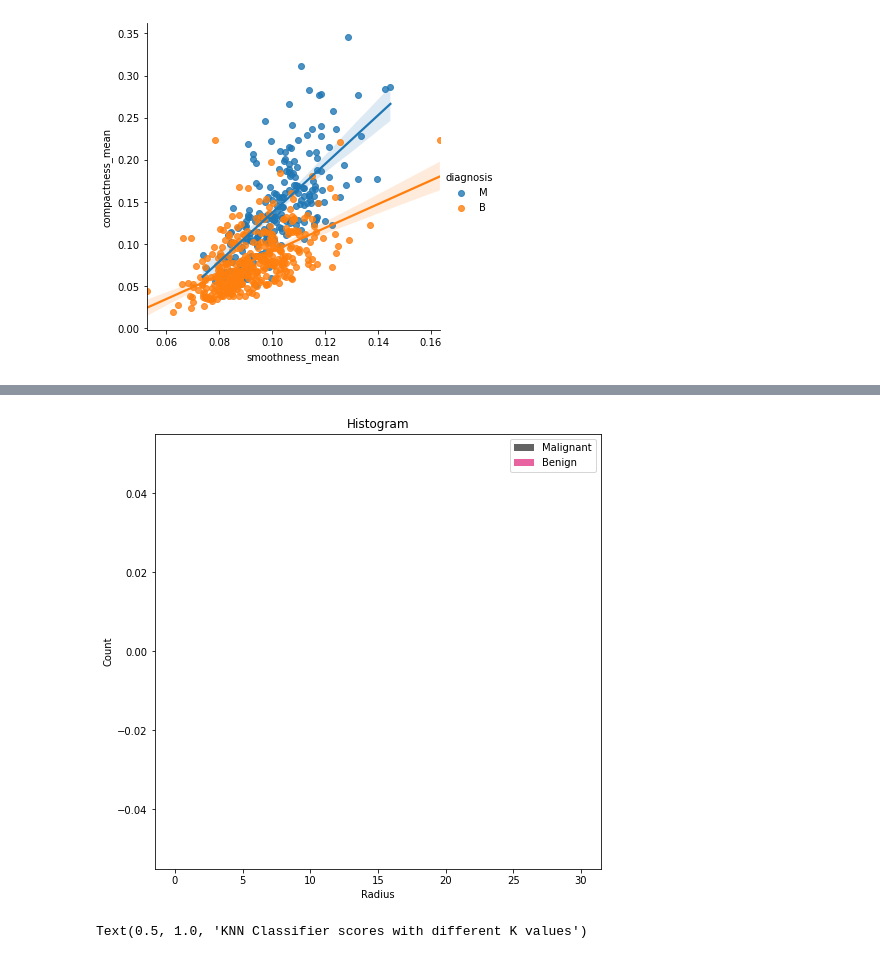
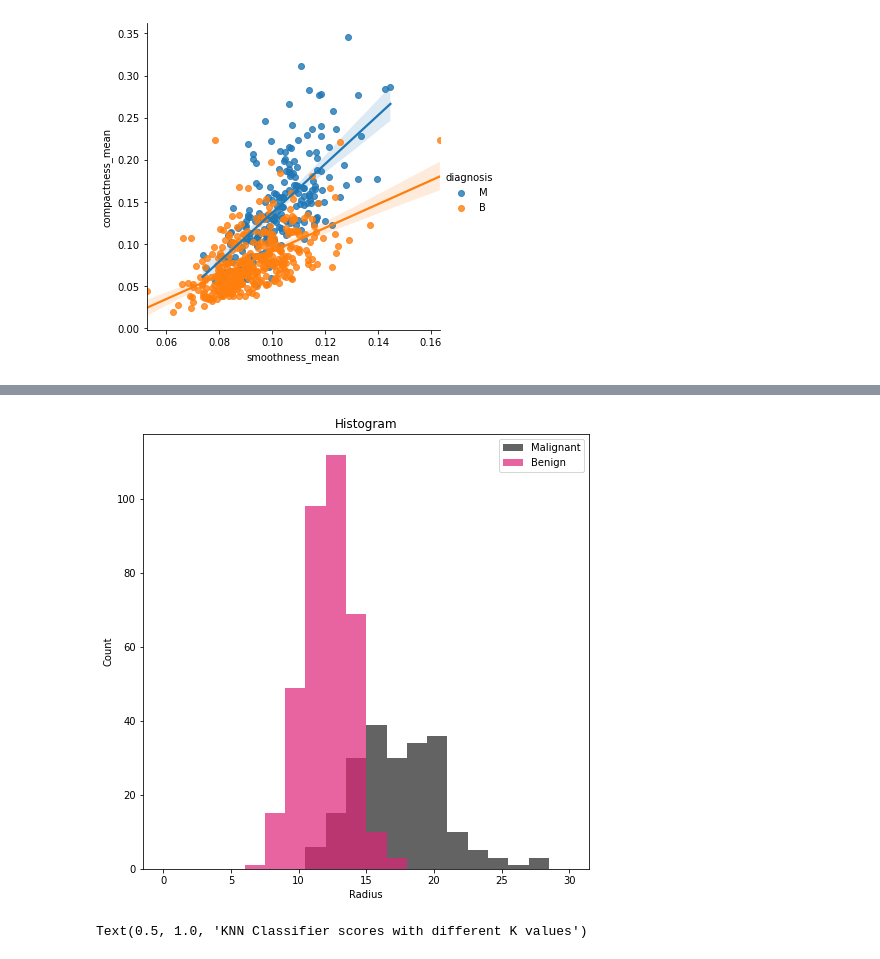
Before and after one commit to VithuJey/KNN_on_breast_cancer_wisconsin_data, a Jupyter notebook: KNN_on_breast_cancer_wisconsin_data.ipynb, the cells around one changed output, grey strips where cells are left out. Saved outputs shown, nothing was run; the diff lists cells and outputs as text; code cells hidden in the pictures.

```diff
--- a/KNN_on_breast_cancer_wisconsin_data.ipynb
+++ b/KNN_on_breast_cancer_wisconsin_data.ipynb
@@ -107,14 +97,14 @@ Text(0.5, 1.0, 'Diagnosis Class Distribution')
 # %%
 fig, ax = plt.subplots(sharey=True)
-m = ax.hist(data_set[data_set["diagnosis"] == "0"].radius_mean, bins=20, range=(0, 30), label = "Malignant", alpha=0.7, color='#232121')
-b = ax.hist(data_set[data_set["diagnosis"] == "1"].radius_mean, bins=20, range=(0, 30), label = "Benign", alpha=0.7, color='#df2378')
+m = ax.hist(data_set[data_set["diagnosis"] == "M"].radius_mean, bins=20, range=(0, 30), label = "Malignant", alpha=0.7, color='#232121')
+b = ax.hist(data_set[data_set["diagnosis"] == "B"].radius_mean, bins=20, range=(0, 30), label = "Benign", alpha=0.7, color='#df2378')
 plt.xlabel("Radius")
 plt.ylabel("Count")
 plt.title("Histogram")
 plt.legend()
 plt.show()
 # %% [output]
-[figure, old version]
+[figure, new version]
 # %%
 # Data Processing
 # data_set.drop(['Unnamed: 32', 'id'], axis = 1, inplace=True)
```
Also changed, not shown: parts of 7 cells of this notebook.
